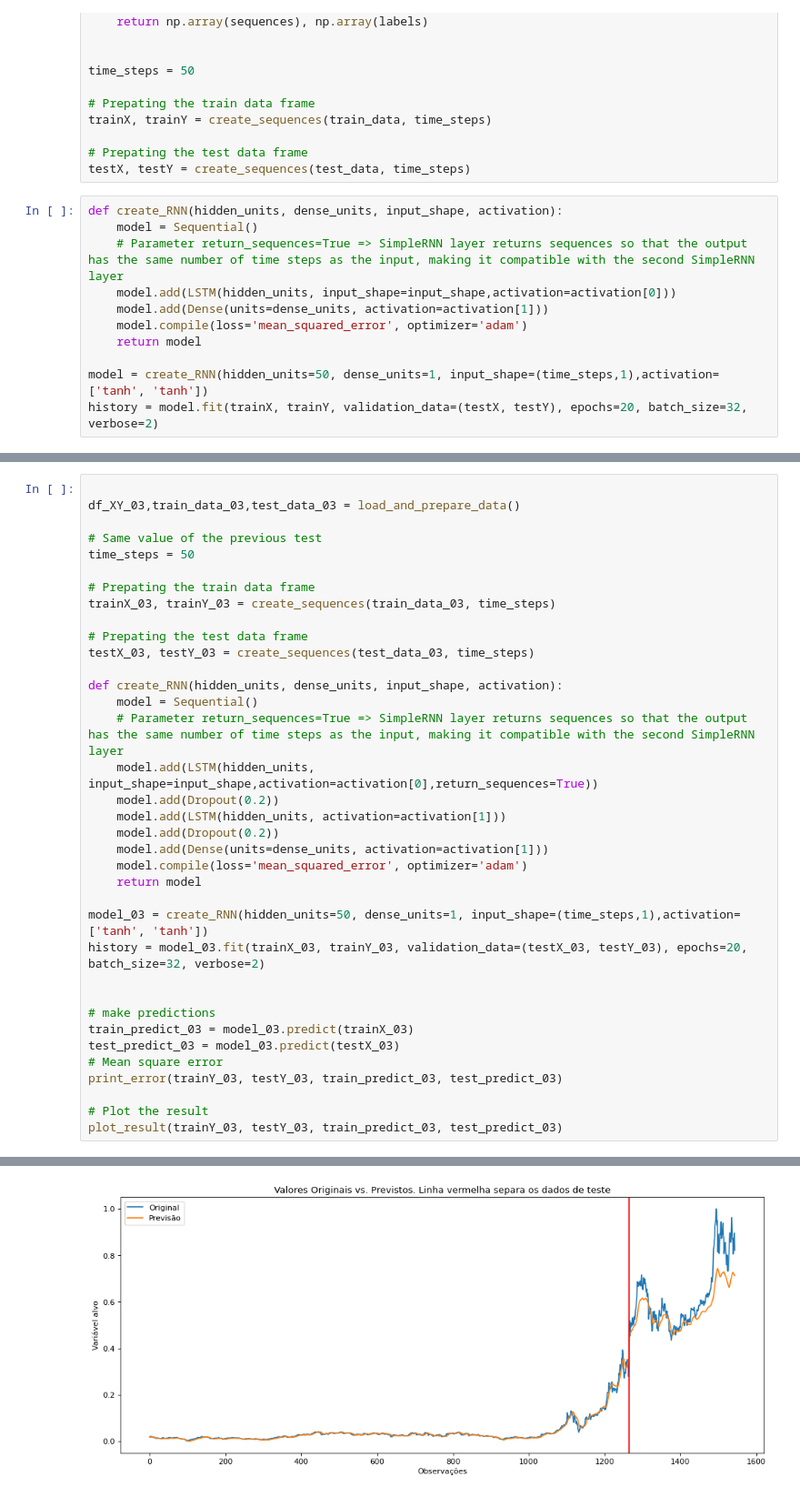
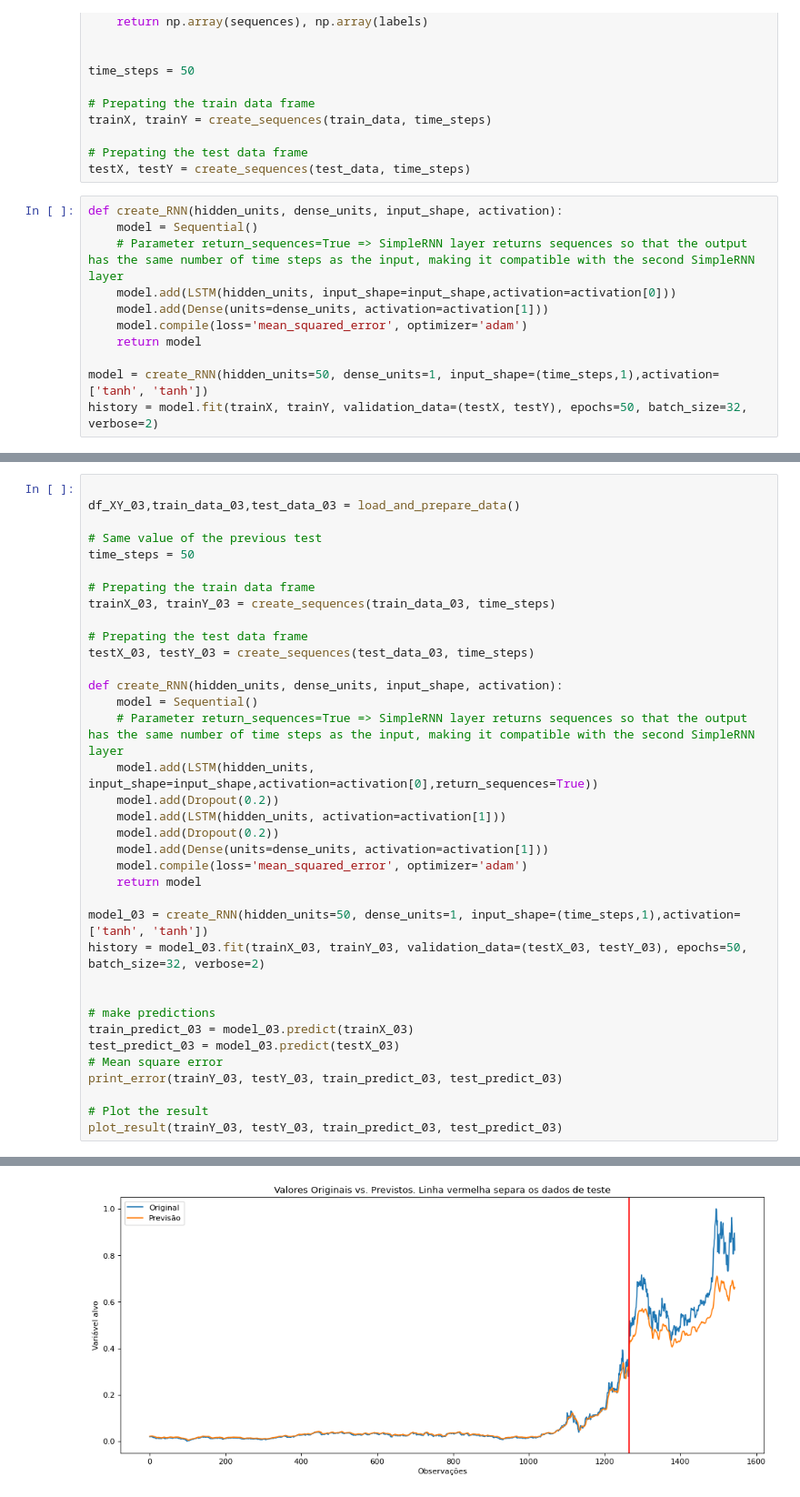
Before and after one commit to patriani/RNN_LSTM_Tesla_stock, a Jupyter notebook: ELT575_Semana3_ES119663.ipynb, the cells around one changed output, grey strips where cells are left out. Shown at 91% size. Cells and saved outputs as stored; diff of their text form.

```diff
--- a/ELT575_Semana3_ES119663.ipynb
+++ b/ELT575_Semana3_ES119663.ipynb
@@ -72,5 +72,5 @@ def create_RNN(hidden_units, dense_units, input_shape, activation):
     return model
 
 model = create_RNN(hidden_units=50, dense_units=1, input_shape=(time_steps,1),activation=['tanh', 'tanh'])
-history = model.fit(trainX, trainY, validation_data=(testX, testY), epochs=20, batch_size=32, verbose=2)
+history = model.fit(trainX, trainY, validation_data=(testX, testY), epochs=50, batch_size=32, verbose=2)
 # %% [output]
@@ -231,7 +231,7 @@ def create_RNN(hidden_units, dense_units, input_shape, activation):
     return model
 
 model_03 = create_RNN(hidden_units=50, dense_units=1, input_shape=(time_steps,1),activation=['tanh', 'tanh'])
-history = model_03.fit(trainX_03, trainY_03, validation_data=(testX_03, testY_03), epochs=20, batch_size=32, verbose=2)
+history = model_03.fit(trainX_03, trainY_03, validation_data=(testX_03, testY_03), epochs=50, batch_size=32, verbose=2)
 
 
 # make predictions
@@ -264,3 +264,3 @@ Raíz do Erro Médio Quadrático para Teste: 0.089
-[figure, old version]
+[figure, new version]
 # %% [markdown]
 # Quarta análise
```
Also changed, not shown: parts of 9 cells of this notebook.
